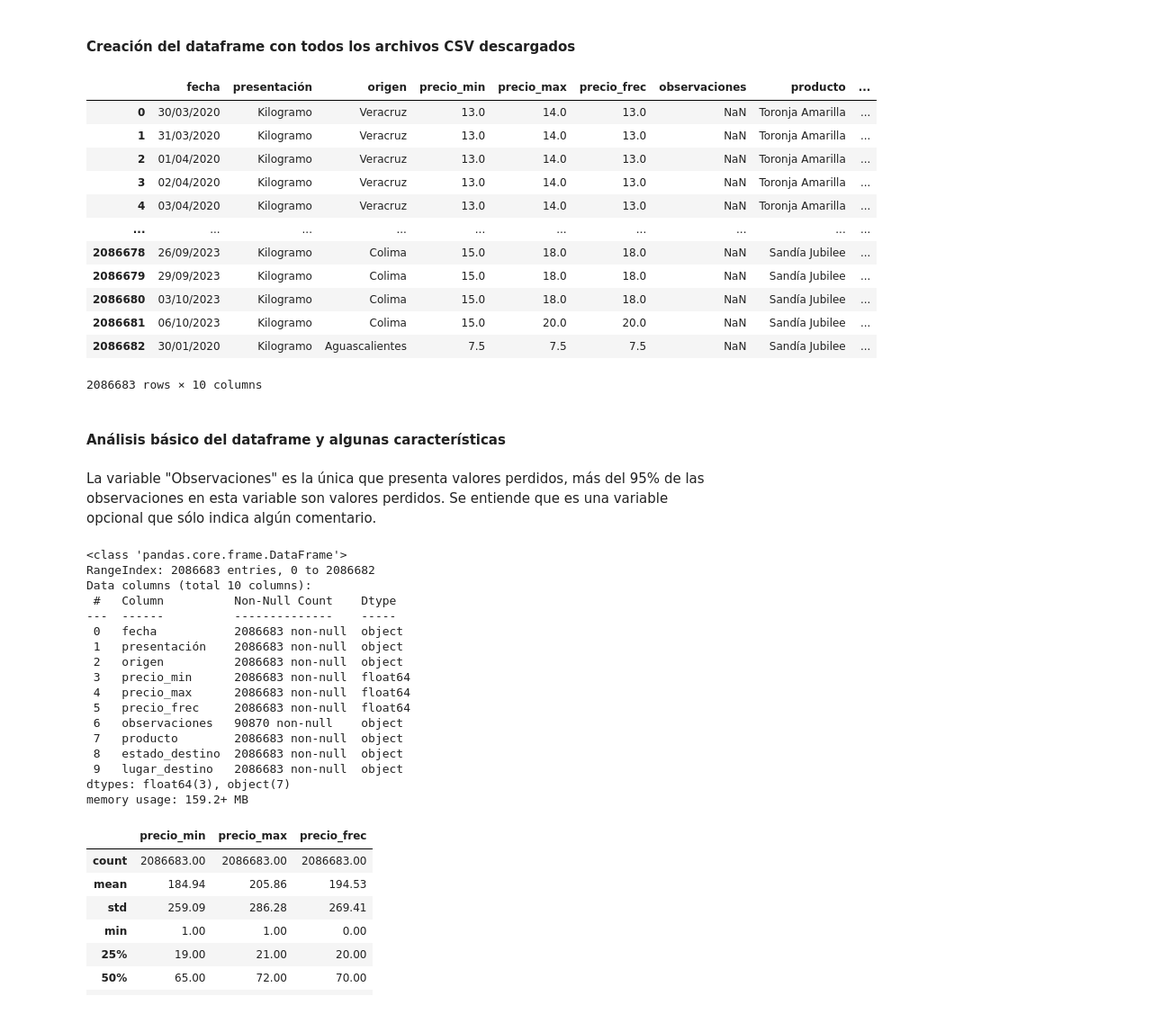
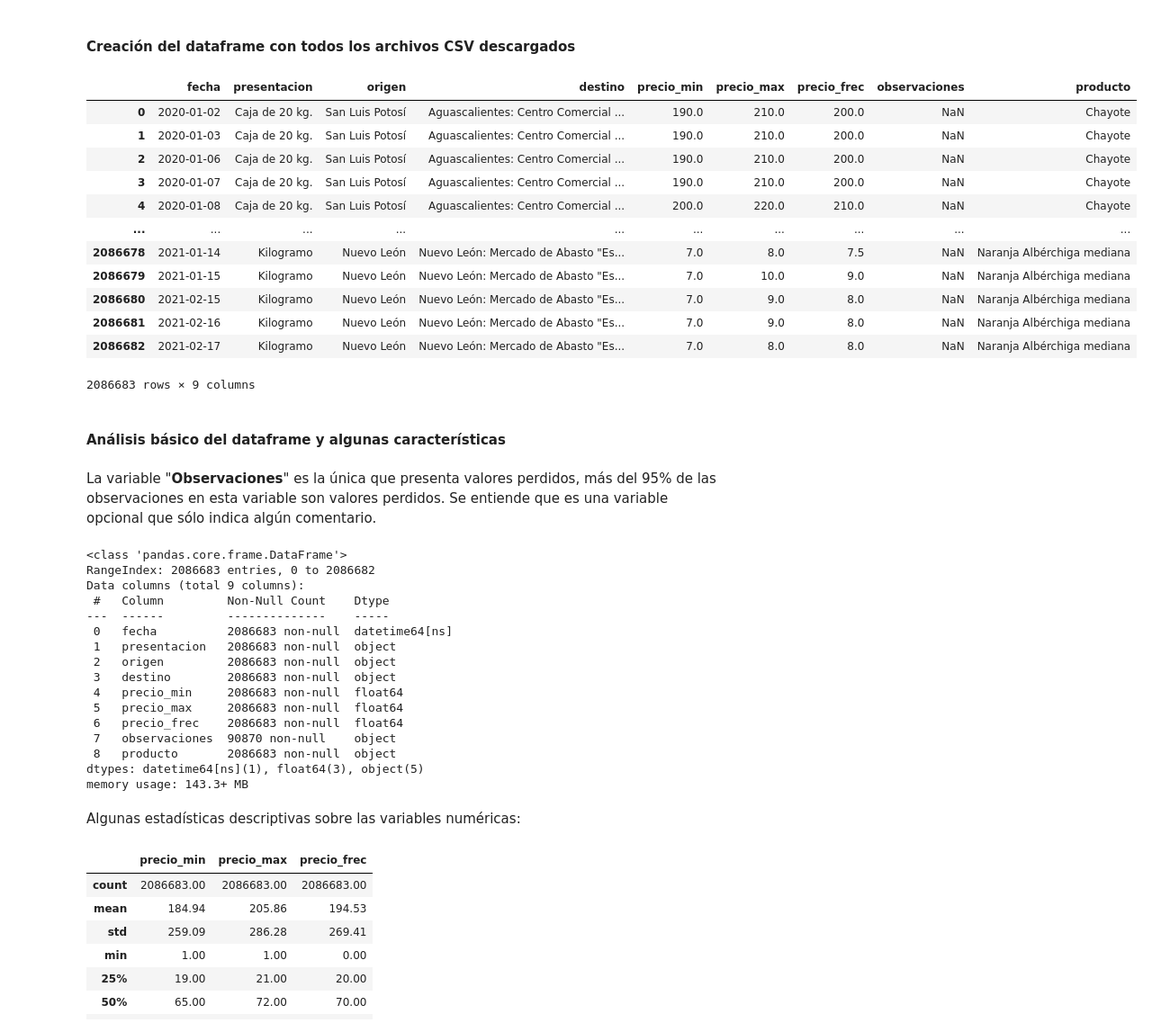
Before and after one commit to ProyectosMCD/RedBAMX, a Jupyter notebook: limpieza/limpieza_sniim.ipynb, the cells around one changed output. Shown at 90% size. Drawn from its saved outputs; the diff is of its cells as text; code cells hidden in the pictures.

Commit message:
Se actualizan textos. Se elimina código que pertenece a otra libreta.

```diff
--- a/limpieza/limpieza_sniim.ipynb
+++ b/limpieza/limpieza_sniim.ipynb
@@ -16,77 +16,73 @@ import numpy as np
 # %%
 # Se crea un dataframe que contiene la información de todos los archivos CSV
 path = "./raw_data/"
 archivos = next(os.walk(path))[2]
 #print("Archivos = ", archivos)
 
 lista_df = []
 
 for i in range(len(archivos)):
     df_temp = pd.read_csv(path + archivos[i], thousands=',') # uno de los archivos utiliza commas en sus números
 
     # Se remueve el row que sólo contiene la categoría del producto "Frutas","Hortalizas"
     df_temp = df_temp.drop([0])
 
     # Se crea columna nueva
     nombre_producto = re.search(r"Precio_de_(.+)_\d{4}-\d{4}.csv", archivos[i]).group(1).replace("_", " ")
     df_temp['Producto'] = nombre_producto
 
     lista_df.append(df_temp)
 
 # Se concatenan todos en un sólo dataframe
 df_sniim_fyh = pd.concat(lista_df, ignore_index=True)
 
 # Se renombran columnas
 df_sniim_fyh.columns= df_sniim_fyh.columns.str.lower()
-df_sniim_fyh.rename(columns={"precio mín":"precio_min", "precio max":"precio_max", "precio frec":"precio_frec","obs.": "observaciones"}, inplace=True)
+df_sniim_fyh.rename(columns={"presentación":"presentacion", "precio mín":"precio_min", "precio max":"precio_max", "precio frec":"precio_frec","obs.": "observaciones"}, inplace=True)
 
-# Se generan nuevas variables
-df_split_destino = df_sniim_fyh['destino'].str.split(":", expand=True)
-df_sniim_fyh['estado_destino'] = df_split_destino[0]
-df_sniim_fyh['lugar_destino'] = df_split_destino[1]
-
-# Se eliminan variables
-df_sniim_fyh.drop(columns=['destino'], inplace=True)
+# Se cambia el tipo de dato de variable
+df_sniim_fyh['fecha'] = pd.to_datetime(df_sniim_fyh['fecha'], dayfirst=True, format='%d/%m/%Y')
 
 df_sniim_fyh
 # %% [output]
-|  | fecha | presentación | origen | precio_min | precio_max | precio_frec | observaciones | producto | ... |
-| 0 | 30/03/2020 | Kilogramo | Veracruz | 13.0 | 14.0 | 13.0 | NaN | Toronja Amarilla | ... |
-| 1 | 31/03/2020 | Kilogramo | Veracruz | 13.0 | 14.0 | 13.0 | NaN | Toronja Amarilla | ... |
-| 2 | 01/04/2020 | Kilogramo | Veracruz | 13.0 | 14.0 | 13.0 | NaN | Toronja Amarilla | ... |
-| 3 | 02/04/2020 | Kilogramo | Veracruz | 13.0 | 14.0 | 13.0 | NaN | Toronja Amarilla | ... |
-| 4 | 03/04/2020 | Kilogramo | Veracruz | 13.0 | 14.0 | 13.0 | NaN | Toronja Amarilla | ... |
+|  | fecha | presentacion | origen | destino | precio_min | precio_max | precio_frec | observaciones | producto |
+| 0 | 2020-01-02 | Caja de 20 kg. | San Luis Potosí | Aguascalientes: Centro Comercial ... | 190.0 | 210.0 | 200.0 | NaN | Chayote |
+| 1 | 2020-01-03 | Caja de 20 kg. | San Luis Potosí | Aguascalientes: Centro Comercial ... | 190.0 | 210.0 | 200.0 | NaN | Chayote |
+| 2 | 2020-01-06 | Caja de 20 kg. | San Luis Potosí | Aguascalientes: Centro Comercial ... | 190.0 | 210.0 | 200.0 | NaN | Chayote |
+| 3 | 2020-01-07 | Caja de 20 kg. | San Luis Potosí | Aguascalientes: Centro Comercial ... | 190.0 | 210.0 | 200.0 | NaN | Chayote |
+| 4 | 2020-01-08 | Caja de 20 kg. | San Luis Potosí | Aguascalientes: Centro Comercial ... | 200.0 | 220.0 | 210.0 | NaN | Chayote |
 | ... | ... | ... | ... | ... | ... | ... | ... | ... | ... |
-| 2086678 | 26/09/2023 | Kilogramo | Colima | 15.0 | 18.0 | 18.0 | NaN | Sandía Jubilee | ... |
-| 2086679 | 29/09/2023 | Kilogramo | Colima | 15.0 | 18.0 | 18.0 | NaN | Sandía Jubilee | ... |
-| 2086680 | 03/10/2023 | Kilogramo | Colima | 15.0 | 18.0 | 18.0 | NaN | Sandía Jubilee | ... |
-| 2086681 | 06/10/2023 | Kilogramo | Colima | 15.0 | 20.0 | 20.0 | NaN | Sandía Jubilee | ... |
-| 2086682 | 30/01/2020 | Kilogramo | Aguascalientes | 7.5 | 7.5 | 7.5 | NaN | Sandía Jubilee | ... |
+| 2086678 | 2021-01-14 | Kilogramo | Nuevo León | Nuevo León: Mercado de Abasto "Es... | 7.0 | 8.0 | 7.5 | NaN | Naranja Albérchiga mediana |
+| 2086679 | 2021-01-15 | Kilogramo | Nuevo León | Nuevo León: Mercado de Abasto "Es... | 7.0 | 10.0 | 9.0 | NaN | Naranja Albérchiga mediana |
+| 2086680 | 2021-02-15 | Kilogramo | Nuevo León | Nuevo León: Mercado de Abasto "Es... | 7.0 | 9.0 | 8.0 | NaN | Naranja Albérchiga mediana |
+| 2086681 | 2021-02-16 | Kilogramo | Nuevo León | Nuevo León: Mercado de Abasto "Es... | 7.0 | 9.0 | 8.0 | NaN | Naranja Albérchiga mediana |
+| 2086682 | 2021-02-17 | Kilogramo | Nuevo León | Nuevo León: Mercado de Abasto "Es... | 7.0 | 8.0 | 8.0 | NaN | Naranja Albérchiga mediana |
-2086683 rows × 10 columns
+2086683 rows × 9 columns
 # %% [markdown]
 #### Análisis básico del dataframe y algunas características
 # %% [markdown]
-La variable "Observaciones" es la única que presenta valores perdidos, más del 95% de las observaciones en esta variable son valores perdidos. Se entiende que es una variable opcional que sólo indica algún comentario.
+La variable "**Observaciones**" es la única que presenta valores perdidos, más del 95% de las observaciones en esta variable son valores perdidos. Se entiende que es una variable opcional que sólo indica algún comentario.
 # %%
 df_sniim_fyh.info(show_counts = True)
 # %% [output]
 <class 'pandas.core.frame.DataFrame'>
 RangeIndex: 2086683 entries, 0 to 2086682
-Data columns (total 10 columns):
- #   Column          Non-Null Count    Dtype
----  ------          --------------    -----
- 0   fecha           2086683 non-null  object
- 1   presentación    2086683 non-null  object
- 2   origen          2086683 non-null  object
- 3   precio_min      2086683 non-null  float64
- 4   precio_max      2086683 non-null  float64
- 5   precio_frec     2086683 non-null  float64
- 6   observaciones   90870 non-null    object
- 7   producto        2086683 non-null  object
- 8   estado_destino  2086683 non-null  object
- 9   lugar_destino   2086683 non-null  object
-dtypes: float64(3), object(7)
-memory usage: 159.2+ MB
+Data columns (total 9 columns):
+ #   Column         Non-Null Count    Dtype
+---  ------         --------------    -----
+ 0   fecha          2086683 non-null  datetime64[ns]
+ 1   presentacion   2086683 non-null  object
+ 2   origen         2086683 non-null  object
+ 3   destino        2086683 non-null  object
+ 4   precio_min     2086683 non-null  float64
+ 5   precio_max     2086683 non-null  float64
+ 6   precio_frec    2086683 non-null  float64
+ 7   observaciones  90870 non-null    object
+ 8   producto       2086683 non-null  object
+dtypes: datetime64[ns](1), float64(3), object(5)
+memory usage: 143.3+ MB
+# %% [markdown]
+Algunas estadísticas descriptivas sobre las variables numéricas:
 # %%
 df_sniim_fyh.describe().apply(lambda s: s.apply('{0:.2f}'.format))
 # %% [output]
```
Also changed, not shown: parts of 4 cells of this notebook.
